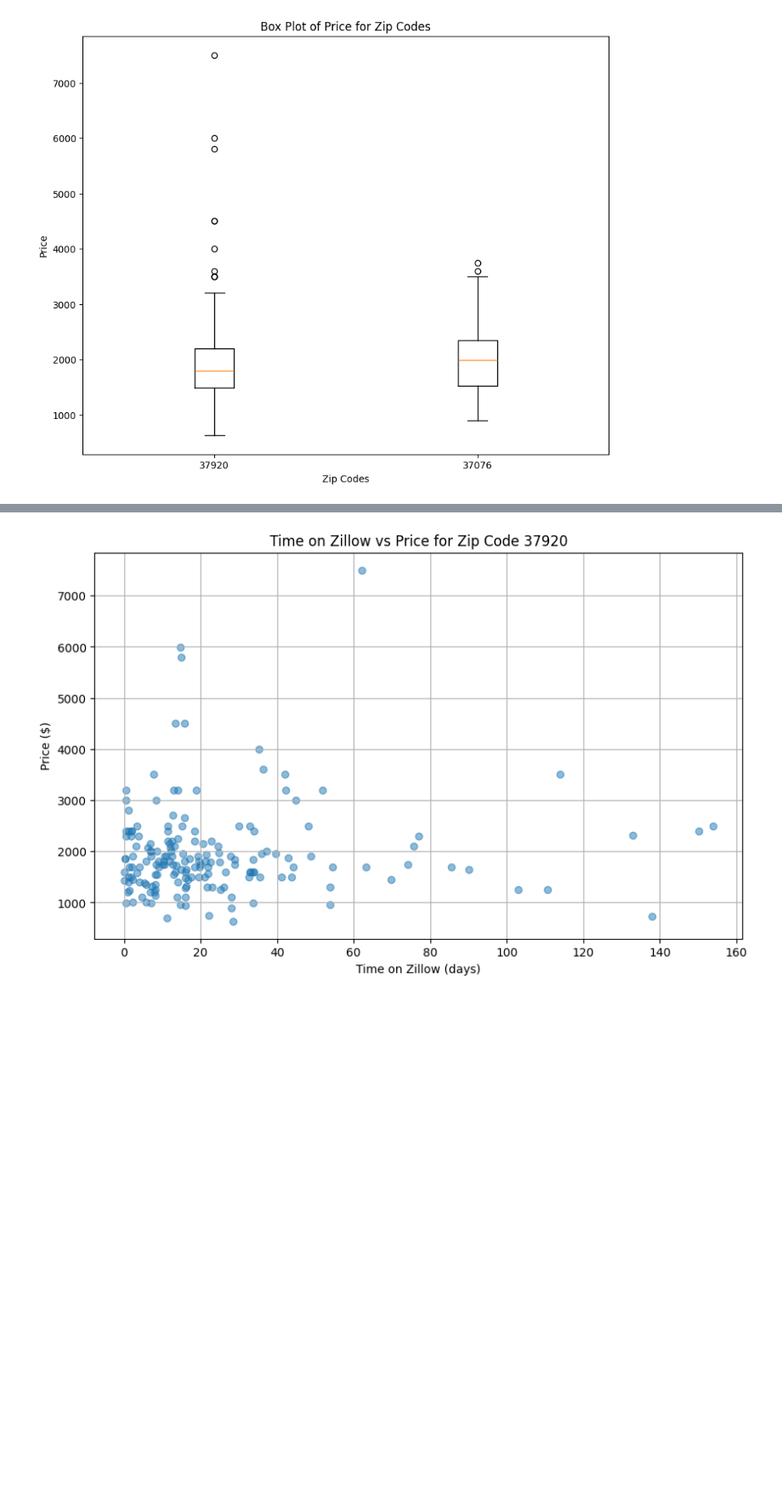
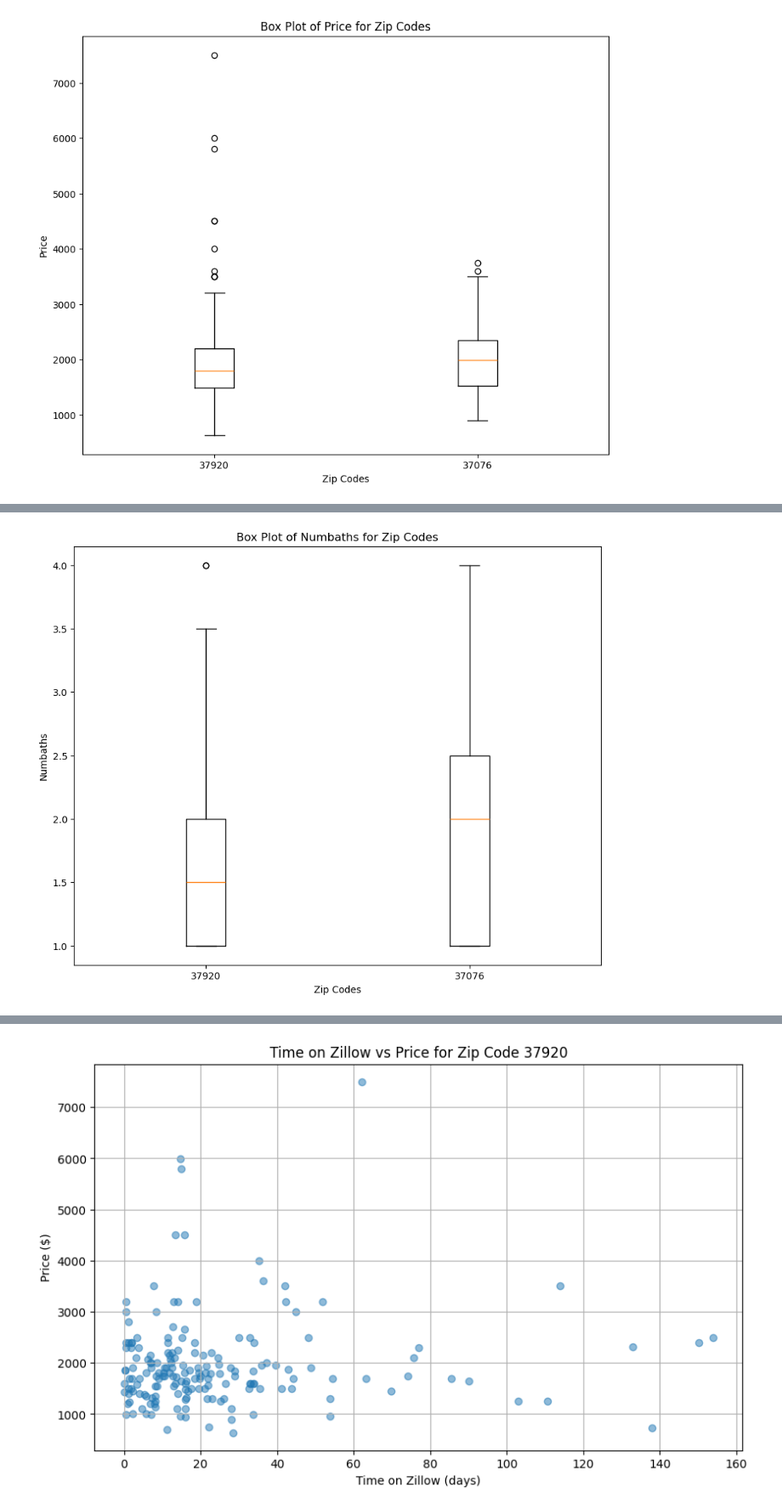
Before and after one commit to fdac23/CarPricingAnalysis, a Jupyter notebook: RentPricingAnalysis.ipynb, the cells around one changed output, grey strips where cells are left out. Shown at 85% size. Saved outputs shown, nothing was run; the diff lists cells and outputs as text; code cells hidden in the pictures; blank space fills up the shorter version.

```diff
--- a/RentPricingAnalysis.ipynb
+++ b/RentPricingAnalysis.ipynb
@@ -73,0 +82,4 @@ vis.FeatureBoxPlot(zipCodes, "price")
+# %%
+vis.FeatureBoxPlot(zipCodes, "numBaths")
+# %% [output]
+[figure, added]
```
Also changed, not shown: parts of 6 cells of this notebook, 3 other files.
